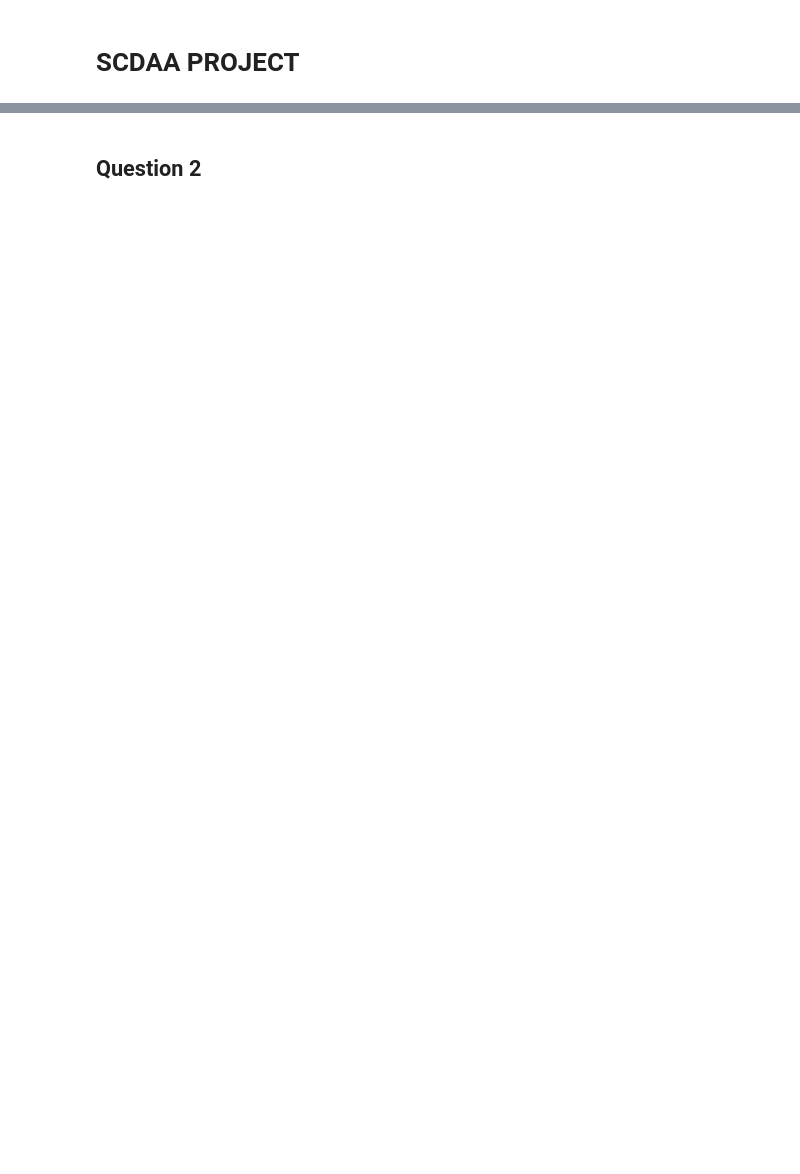
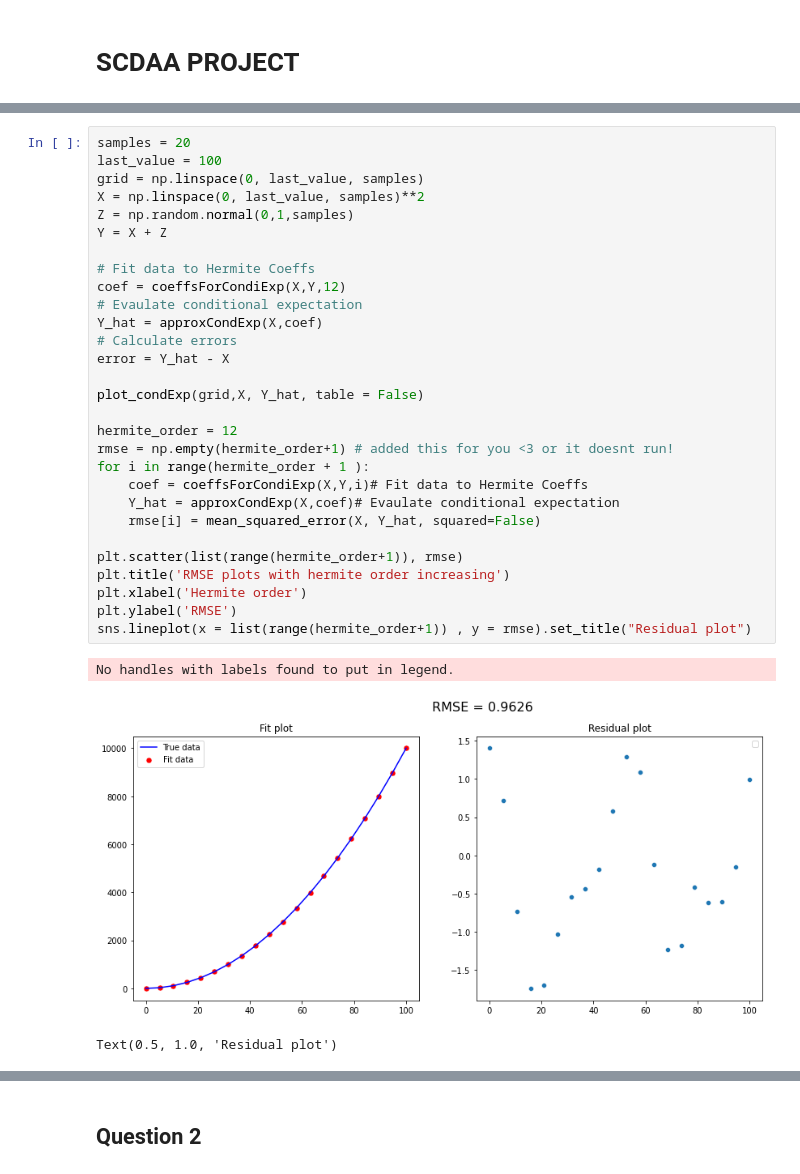
Before and after one commit to s2133934/SCDAA_CW_2021, a Jupyter notebook: notebook.ipynb, the cells around one changed output, grey strips where cells are left out. Cells and saved outputs as stored; diff of their text form; blank space fills up the shorter version.

```diff
--- a/notebook.ipynb
+++ b/notebook.ipynb
@@ -173,0 +192,33 @@ np.polynomial.hermite_e
+# %%
+samples = 20
+last_value = 100
+grid = np.linspace(0, last_value, samples)
+X = np.linspace(0, last_value, samples)**2
+Z = np.random.normal(0,1,samples)
+Y = X + Z
+
+# Fit data to Hermite Coeffs
+coef = coeffsForCondiExp(X,Y,12)
+# Evaulate conditional expectation
+Y_hat = approxCondExp(X,coef)
+# Calculate errors
+error = Y_hat - X
+
+plot_condExp(grid,X, Y_hat, table = False)
+
+hermite_order = 12
+rmse = np.empty(hermite_order+1) # added this for you <3 or it doesnt run!
+for i in range(hermite_order + 1 ):
+    coef = coeffsForCondiExp(X,Y,i)# Fit data to Hermite Coeffs
+    Y_hat = approxCondExp(X,coef)# Evaulate conditional expectation
+    rmse[i] = mean_squared_error(X, Y_hat, squared=False)
+
+plt.scatter(list(range(hermite_order+1)), rmse)
+plt.title('RMSE plots with hermite order increasing')
+plt.xlabel('Hermite order')
+plt.ylabel('RMSE')
+sns.lineplot(x = list(range(hermite_order+1)) , y = rmse).set_title("Residual plot")
+# %% [output]
+No handles with labels found to put in legend.
+[figure, added]
+Text(0.5, 1.0, 'Residual plot')
```
Also changed, not shown: parts of 86 cells of this notebook, 3 other files.
